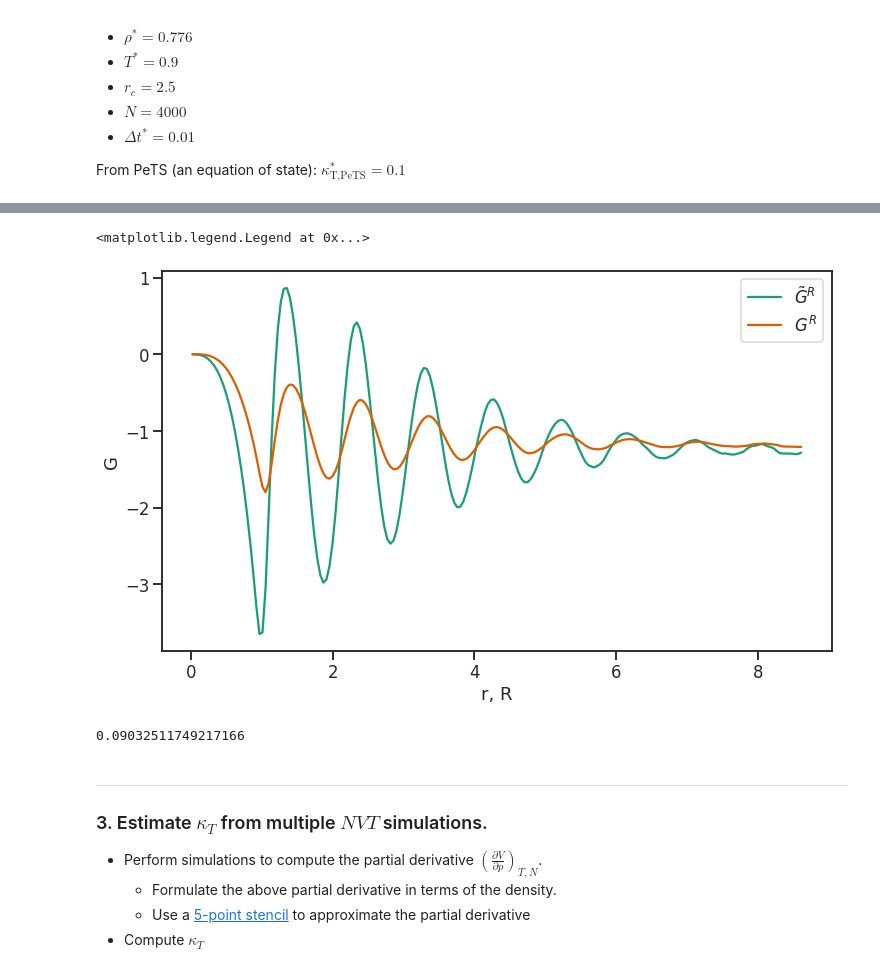
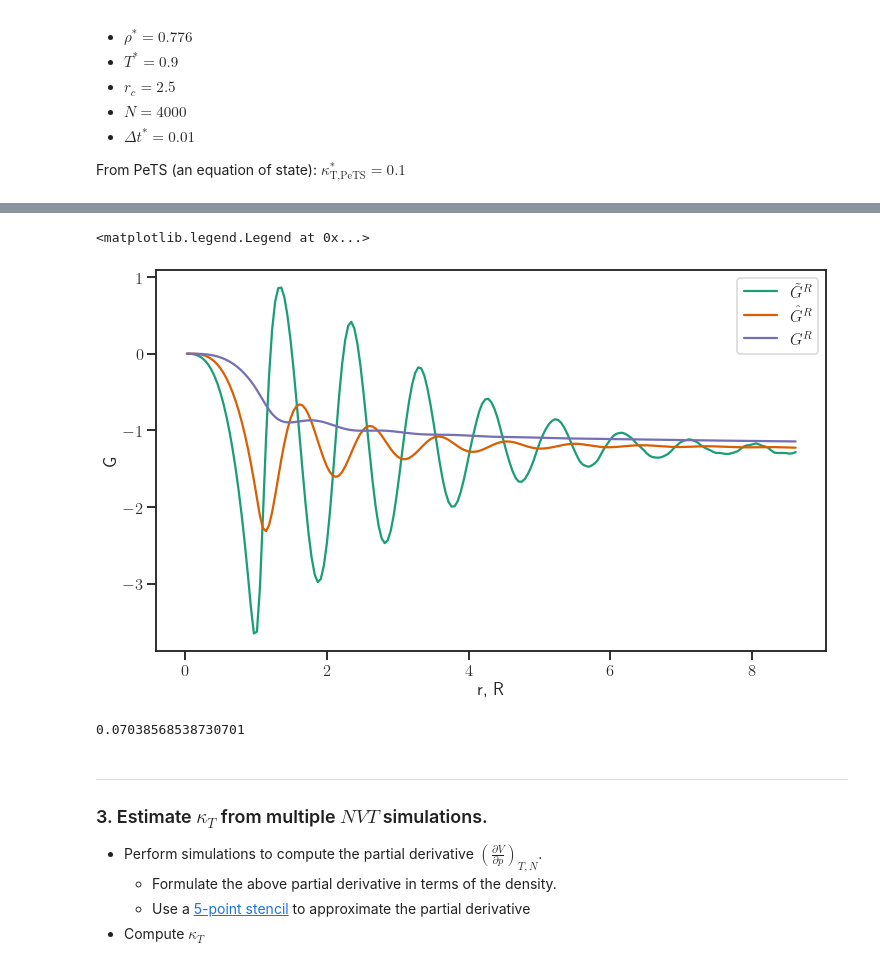
Before and after one commit to g-bauer/sargas, a Jupyter notebook: example/Assignment5.ipynb, the cells around one changed output, grey strips where cells are left out. Cells and saved outputs as stored; diff of their text form; code cells hidden in the pictures.

```diff
--- a/example/Assignment5.ipynb
+++ b/example/Assignment5.ipynb
@@ -55,8 +56,21 @@ def gr(g, r):
             result.append(0)
             continue
         rr = r[:i]
-        x = rr / (2.0 * rr[-1])
+        x = rr / rr[-1]
         w = 4 * np.pi * rr**2 * (1 - 3 / 2 * x + x**3 / 2)
+        integrant = (g[:i] - 1) * w
+        result.append(trapezoid(integrant, rr))
+    return np.array(result)
+
+def gr_hat(g, r):
+    result = []
+    for i in range(len(g)):
+        if i == 0:
+            result.append(0)
+            continue
+        rr = r[:i]
+        x = rr / rr[-1]
+        w = 4 * np.pi * rr**2 * (1 - x**3)
         integrant = (g[:i] - 1) * w
         result.append(trapezoid(integrant, rr))
     return np.array(result)
@@ -266,18 +280,19 @@ plt.plot(r, g)
 # %%
 fig, ax = plt.subplots(figsize=(12, 7))
 plt.plot(r, gr_tilde(g, r), label=r'$\tilde{G}^R$')
+plt.plot(r, gr_hat(g, r), label=r'$\hat{G}^R$')
 plt.plot(r, gr(g, r), label=r'$G^R$')
 plt.ylabel('G')
 plt.xlabel('r, R')
 plt.legend(loc='best')
 # %% [output]
 <matplotlib.legend.Legend at 0x...>
-[figure, old version]
+[figure, new version]
 # %%
-kappa_kb = (1 + state.density * gr(g, r)[-1]) / (state.density * state.temperature)
+kappa_kb = (1 + state.density * gr_hat(g, r)[-1]) / (state.density * state.temperature)
 kappa_kb
 # %% [output]
-0.09032511749217166
+0.07038568538730701
 # %% [markdown]
 ---
 ### 3. Estimate $\kappa_T$ from multiple $NVT$ simulations.
```
Also changed, not shown: parts of 3 cells of this notebook.
